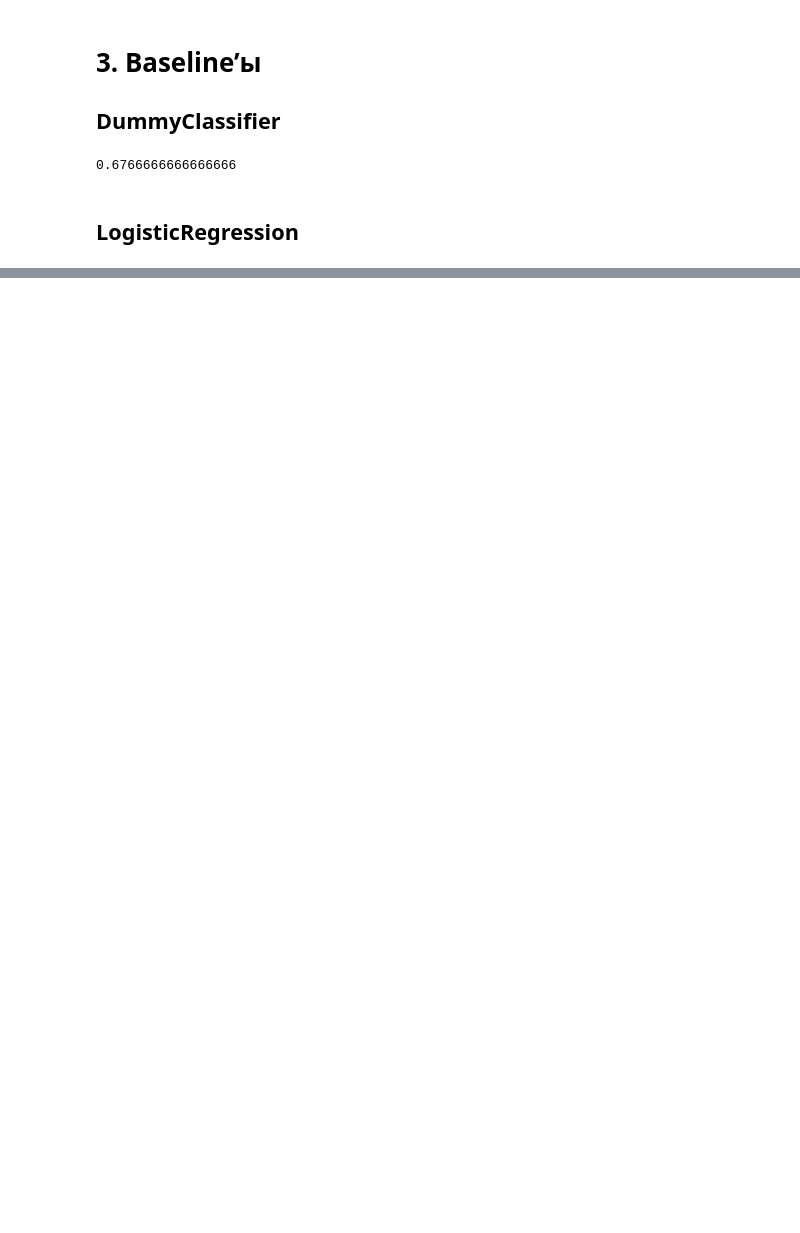
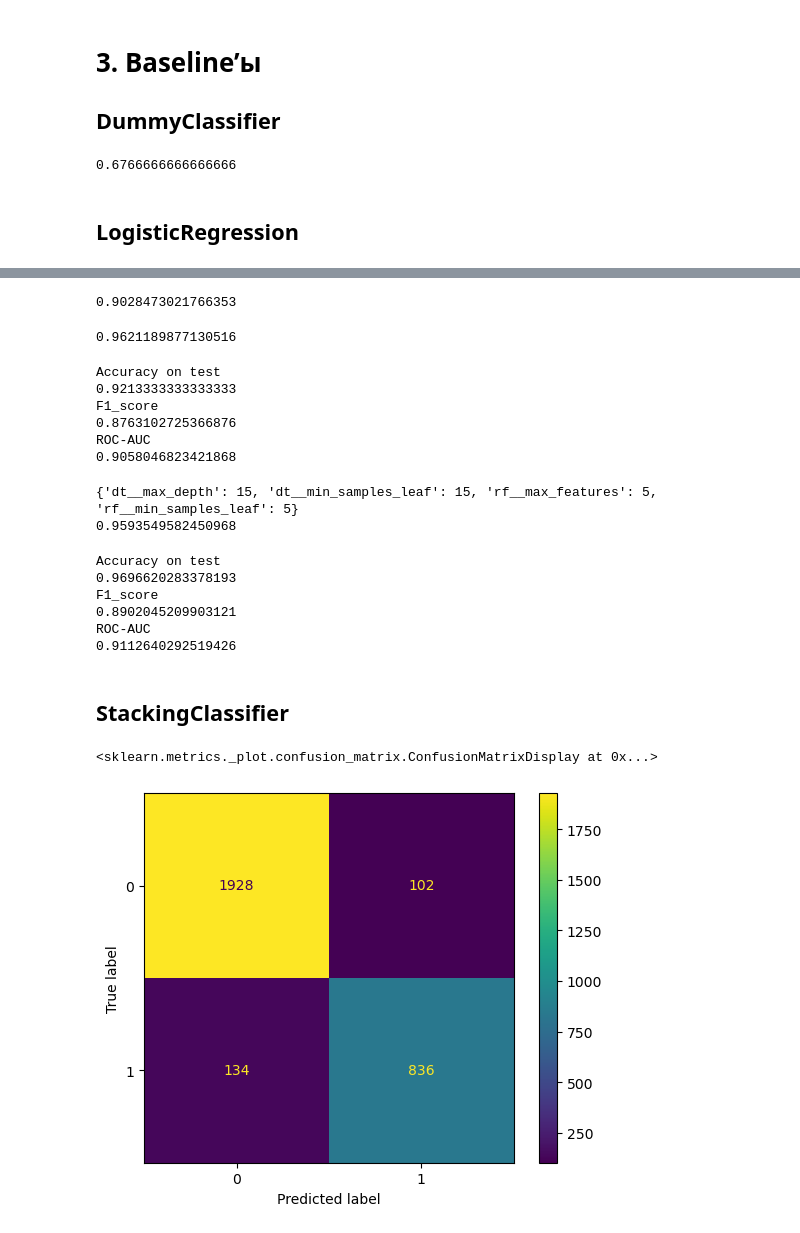
Before and after one commit to Sapar-hub/aie-group-2-sapar, a Jupyter notebook: homeworks/HW06/HW06.ipynb, the cells around one changed output, grey strips where cells are left out. Drawn from its saved outputs; the diff is of its cells as text; code cells hidden in the pictures; blank space fills up the shorter version.

Commit message:
fix(HW06): Доделана работа. Обучены 3 модели + GridSearchCV. Выполнены другие критерии дзшки

```diff
--- a/homeworks/HW06/HW06.ipynb
+++ b/homeworks/HW06/HW06.ipynb
@@ -133,0 +197,5 @@ pipe.score(x_test,y_test)
+# %%
+boost = AdaBoostClassifier(random_state=rs)
+boost.fit(x_train,y_train)
+y_pred_boost = boost.predict(x_test)
+print_metrics(boost, x_test, y_test, y_pred_boost)
@@ -133,0 +209,71 @@ pipe.score(x_test,y_test)
+# %%
+tree_best = GridSearchCV(estimator = tree,
+                         param_grid={"min_samples_leaf":[3,5,15,20],
+                                     "max_depth":[3,5,15,20,25]},
+                         scoring='roc_auc',
+                         n_jobs=-1, cv=cv)
+tree_best.fit(x_train,y_train)
+print(tree_best.best_score_)
+# %% [output]
+0.9028473021766353
+# %%
+rndf_best = GridSearchCV(estimator=rndf,
+                       param_grid={
+                           "max_features":[3,5,10,15,20],
+                           "min_samples_leaf":[1,2,3,5,10]
+                       },scoring='roc_auc',
+                        cv=cv, n_jobs=-1
+                       )
+rndf_best.fit(x_train,y_train)
+print(rndf_best.best_score_)
+# %% [output]
+0.9621189877130516
+# %%
+models = [
+    ('dt', tree),
+    ('rf', rndf),
+    ('adaboost', boost)
+]
+stack = StackingClassifier(estimators = models,cv=cv, final_estimator = LogisticRegression(random_state=rs))
+stack.fit(x_train,y_train)
+y_pred_stack = stack.predict(x_test)
+print_metrics(stack, x_test, y_test, y_pred_stack)
+# %% [output]
+Accuracy on test
+0.9213333333333333
+F1_score
+0.8763102725366876
+ROC-AUC
+0.9058046823421868
+# %%
+params = {
+    "dt__min_samples_leaf":[15,20],
+    "dt__max_depth":[10,15],
+    "rf__max_features":[5,15],
+    "rf__min_samples_leaf":[5,15],
+}
+grid = GridSearchCV(estimator = stack, param_grid=params, cv=cv, scoring='roc_auc', n_jobs=-1)
+grid.fit(x_train, y_train)
+print(grid.best_params_)
+print(grid.best_score_)
+# %% [output]
+{'dt__max_depth': 15, 'dt__min_samples_leaf': 15, 'rf__max_features': 5, 'rf__min_samples_leaf': 5}
+0.9593549582450968
+# %%
+y_pred_rndf_best = rndf_best.predict(x_test)
+print_metrics(rndf_best,x_test,y_test,y_pred_rndf_best)
+# %% [output]
+Accuracy on test
+0.9696620283378193
+F1_score
+0.8902045209903121
+ROC-AUC
+0.9112640292519426
+# %% [markdown]
+## StackingClassifier
+# %%
+d = ConfusionMatrixDisplay(confusion_matrix(y_test,y_pred_stack))
+d.plot()
+# %% [output]
+<sklearn.metrics._plot.confusion_matrix.ConfusionMatrixDisplay at 0x...>
+[figure, added]
```
Also changed, not shown: parts of 17 cells of this notebook, 11 other files.
